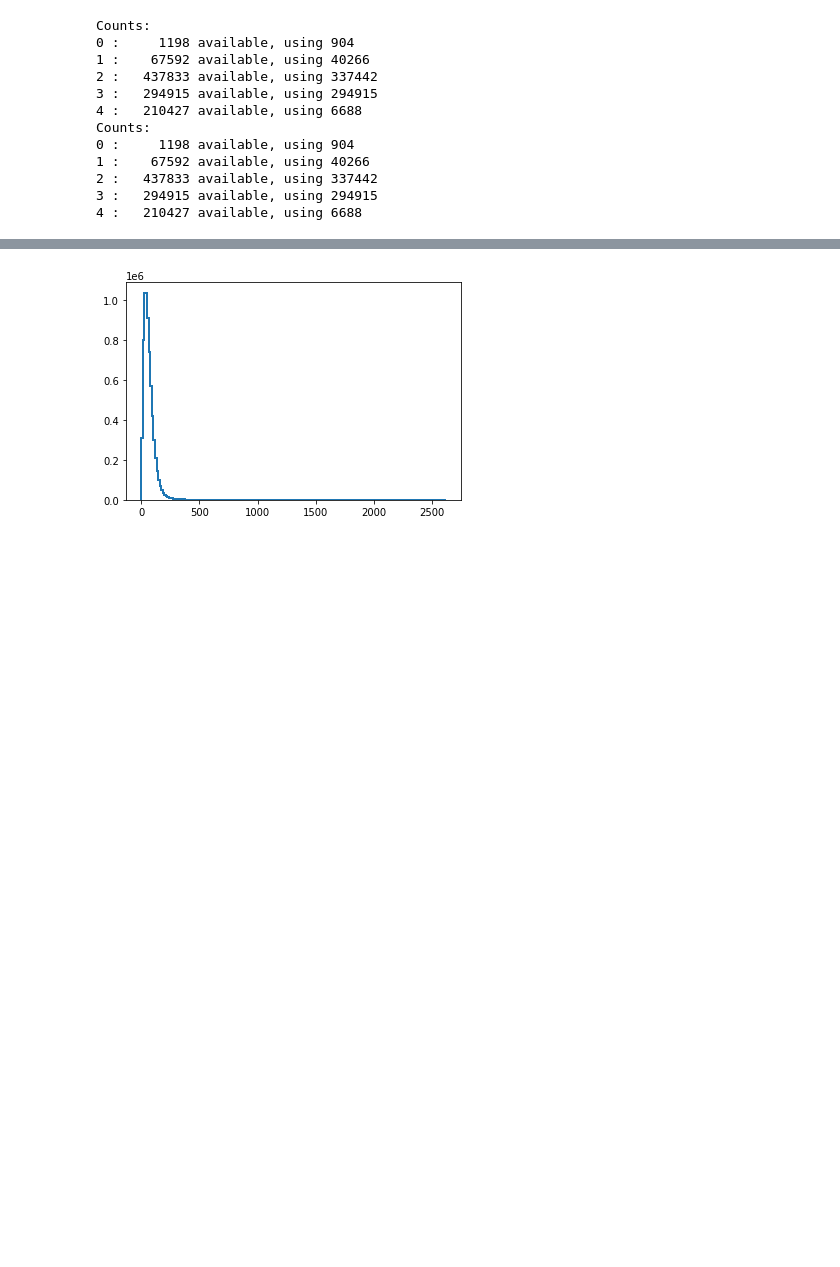
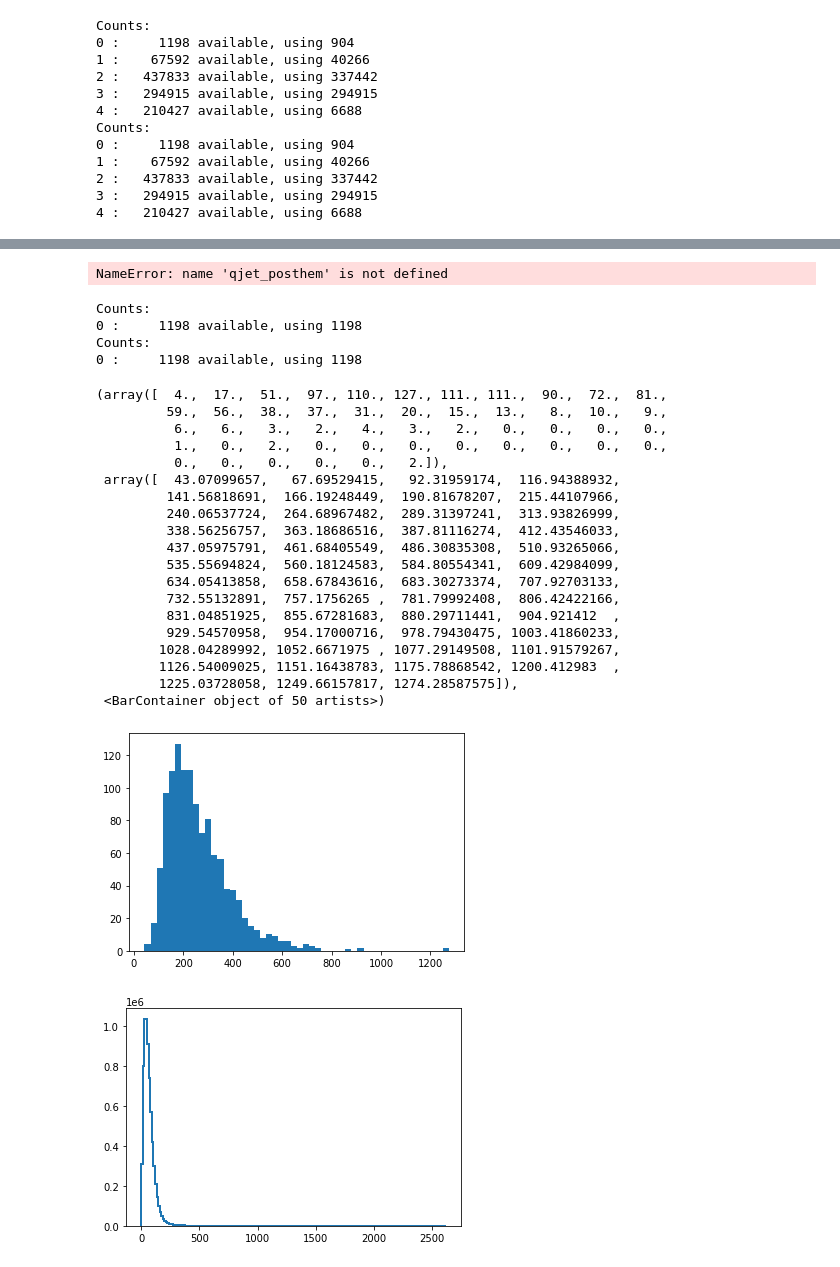
Before and after one commit to boostedsvj/svj-bdt, a Jupyter notebook: DatavsMC.ipynb, the cells around one changed output, grey strips where cells are left out. Drawn from its saved outputs; the diff is of its cells as text; code cells hidden in the pictures; blank space fills up the shorter version.

Commit message:
zjets study

```diff
--- a/DatavsMC.ipynb
+++ b/DatavsMC.ipynb
@@ -246,0 +239,9 @@ fig.savefig('png_april25/data_postHEM_dots.png')
+# %%
+qmet = qjet_posthem['met']
+wmet = wjet_posthem['met']
+zmet = zjet_posthem['met']
+plt.hist(zmet, bins=50, stacked=True, label = 'ZJets')
+plt.hist(wmet, bins=50, stacked=True, label = 'WJets')
+plt.hist(qmet, bins=50, stacked=True, label = 'MJets')
+# %% [output]
+NameError: name 'qjet_posthem' is not defined
@@ -247,3 +252,43 @@ fig.savefig('png_april25/data_postHEM_dots.png')
+# %%
+zjet_sel_eff = np.array([0.00006])
+zjet_crossections = np.array([9.921*1.1347])
+zjet_dirs = [
+
+    '/home/snabili/hadoop/UltraLegacy_npz/ZJets_04142022_CR_Summer20UL18/ZJetsToNuNu_HT-400To600_TuneCP5_13TeV-madgraphMLM-pythia8',
+    ]
+
+z1_weights_prehem = zjet_crossections * zjet_sel_eff * 14.027
+z1_weights_posthem = zjet_crossections * zjet_sel_eff* 38.73
+z1_prehem = combine_dirs_with_weights(zjet_dirs, z1_weights_prehem)
+z1_posthem = combine_dirs_with_weights(zjet_dirs, z1_weights_posthem)
+# %% [output]
+Counts:
+0 :     1198 available, using 1198
+Counts:
+0 :     1198 available, using 1198
+# %%
+plt.hist(z1_posthem['mt'], bins=50, stacked=True, label = 'ZJets')
+# %% [output]
+(array([  4.,  17.,  51.,  97., 110., 127., 111., 111.,  90.,  72.,  81.,
+         59.,  56.,  38.,  37.,  31.,  20.,  15.,  13.,   8.,  10.,   9.,
+          6.,   6.,   3.,   2.,   4.,   3.,   2.,   0.,   0.,   0.,   0.,
+          1.,   0.,   2.,   0.,   0.,   0.,   0.,   0.,   0.,   0.,   0.,
+          0.,   0.,   0.,   0.,   0.,   2.]),
+ array([  43.07099657,   67.69529415,   92.31959174,  116.94388932,
+         141.56818691,  166.19248449,  190.81678207,  215.44107966,
+         240.06537724,  264.68967482,  289.31397241,  313.93826999,
+         338.56256757,  363.18686516,  387.81116274,  412.43546033,
+         437.05975791,  461.68405549,  486.30835308,  510.93265066,
+         535.55694824,  560.18124583,  584.80554341,  609.42984099,
+         634.05413858,  658.67843616,  683.30273374,  707.92703133,
+         732.55132891,  757.1756265 ,  781.79992408,  806.42422166,
+         831.04851925,  855.67281683,  880.29711441,  904.921412  ,
+         929.54570958,  954.17000716,  978.79430475, 1003.41860233,
+        1028.04289992, 1052.6671975 , 1077.29149508, 1101.91579267,
+        1126.54009025, 1151.16438783, 1175.78868542, 1200.412983  ,
+        1225.03728058, 1249.66157817, 1274.28587575]),
+ <BarContainer object of 50 artists>)
+[figure, added]
 # %%
 #val_met_data, edges_met_data, patches_met_data = plt.hist(data_prehem['met'],bins=100, label='data', histtype='step', linewidth=2)
 val_met_data, edges_met_data, patches_met_data = plt.hist(data_posthem['met'],bins=200, label='data', histtype='step', linewidth=2)
```
Also changed, not shown: parts of 5 cells of this notebook, 1 other file.
